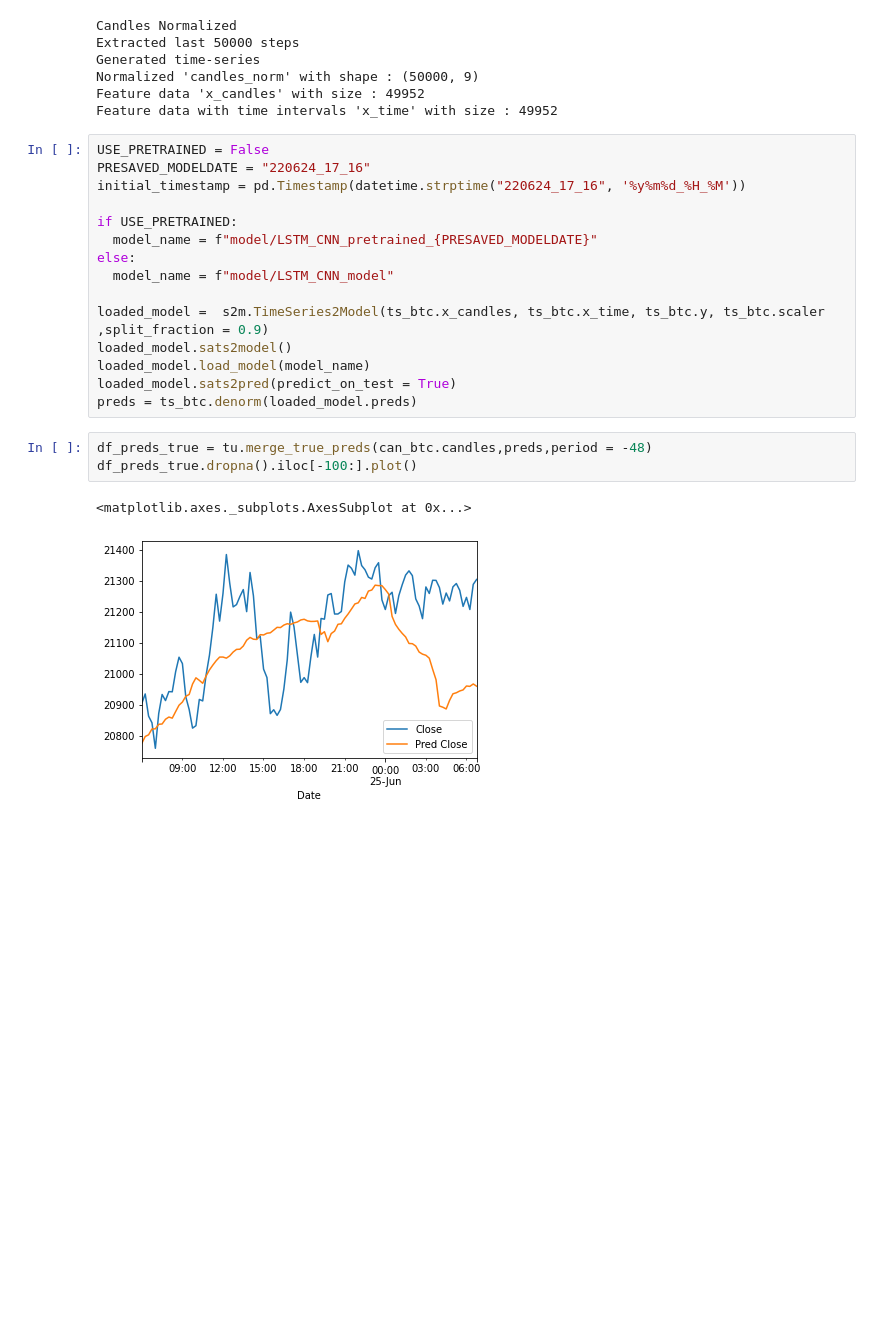
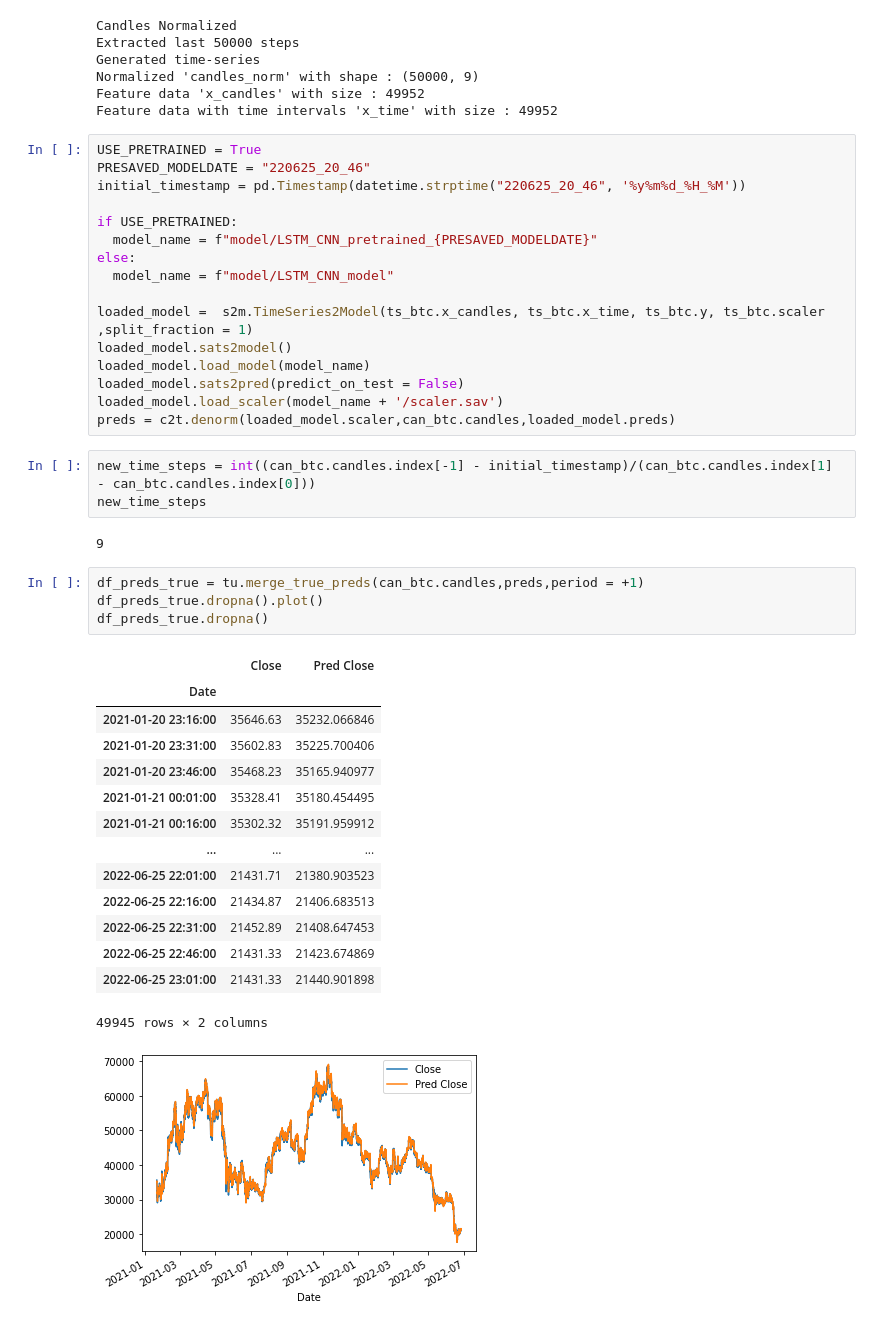
Before and after one commit to gabriele16/sats4u, a Jupyter notebook: colab/LSTM-CNN-BitCoin-Test-Live.ipynb, the cells around one changed output. Cells and saved outputs as stored; diff of their text form; blank space fills up the shorter version.

```diff
--- a/colab/LSTM-CNN-BitCoin-Test-Live.ipynb
+++ b/colab/LSTM-CNN-BitCoin-Test-Live.ipynb
@@ -86,23 +86,43 @@ Normalized 'candles_norm' with shape : (50000, 9)
 Feature data 'x_candles' with size : 49952
 Feature data with time intervals 'x_time' with size : 49952
 # %%
-USE_PRETRAINED = False
-PRESAVED_MODELDATE = "220624_17_16"
-initial_timestamp = pd.Timestamp(datetime.strptime("220624_17_16", '%y%m%d_%H_%M'))
+USE_PRETRAINED = True
+PRESAVED_MODELDATE = "220625_20_46"
+initial_timestamp = pd.Timestamp(datetime.strptime("220625_20_46", '%y%m%d_%H_%M'))
 
 if USE_PRETRAINED:
   model_name = f"model/LSTM_CNN_pretrained_{PRESAVED_MODELDATE}"
 else:
   model_name = f"model/LSTM_CNN_model"
 
-loaded_model =  s2m.TimeSeries2Model(ts_btc.x_candles, ts_btc.x_time, ts_btc.y, ts_btc.scaler ,split_fraction = 0.9)
+loaded_model =  s2m.TimeSeries2Model(ts_btc.x_candles, ts_btc.x_time, ts_btc.y, ts_btc.scaler ,split_fraction = 1)
 loaded_model.sats2model()
 loaded_model.load_model(model_name)
-loaded_model.sats2pred(predict_on_test = True)
-preds = ts_btc.denorm(loaded_model.preds)
+loaded_model.sats2pred(predict_on_test = False)
+loaded_model.load_scaler(model_name + '/scaler.sav')
+preds = c2t.denorm(loaded_model.scaler,can_btc.candles,loaded_model.preds)
+# %%
+new_time_steps = int((can_btc.candles.index[-1] - initial_timestamp)/(can_btc.candles.index[1] - can_btc.candles.index[0]))
+new_time_steps
+# %% [output]
+9
 # %%
-df_preds_true = tu.merge_true_preds(can_btc.candles,preds,period = -48)
-df_preds_true.dropna().iloc[-100:].plot()
+df_preds_true = tu.merge_true_preds(can_btc.candles,preds,period = +1)
+df_preds_true.dropna().plot()
+df_preds_true.dropna()
 # %% [output]
+|  | Close | Pred Close |
+| Date |  |  |
+| 2021-01-20 23:16:00 | 35646.63 | 35232.066846 |
+| 2021-01-20 23:31:00 | 35602.83 | 35225.700406 |
+| 2021-01-20 23:46:00 | 35468.23 | 35165.940977 |
+| 2021-01-21 00:01:00 | 35328.41 | 35180.454495 |
+| 2021-01-21 00:16:00 | 35302.32 | 35191.959912 |
+| ... | ... | ... |
+| 2022-06-25 22:01:00 | 21431.71 | 21380.903523 |
+| 2022-06-25 22:16:00 | 21434.87 | 21406.683513 |
+| 2022-06-25 22:31:00 | 21452.89 | 21408.647453 |
+| 2022-06-25 22:46:00 | 21431.33 | 21423.674869 |
+| 2022-06-25 23:01:00 | 21431.33 | 21440.901898 |
-<matplotlib.axes._subplots.AxesSubplot at 0x...>
+49945 rows × 2 columns
-[figure, old version]
+[figure, new version]
```
Also changed, not shown: parts of 5 cells of this notebook.
